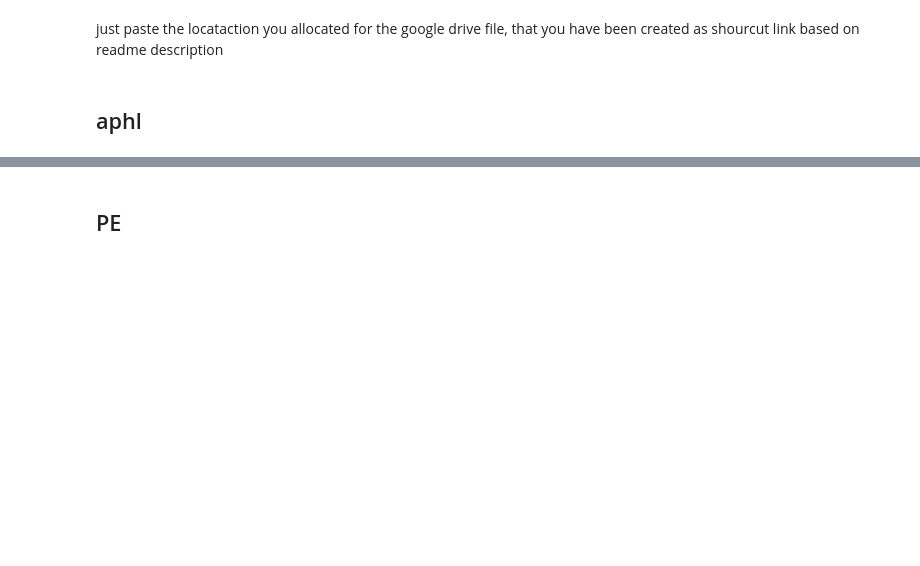
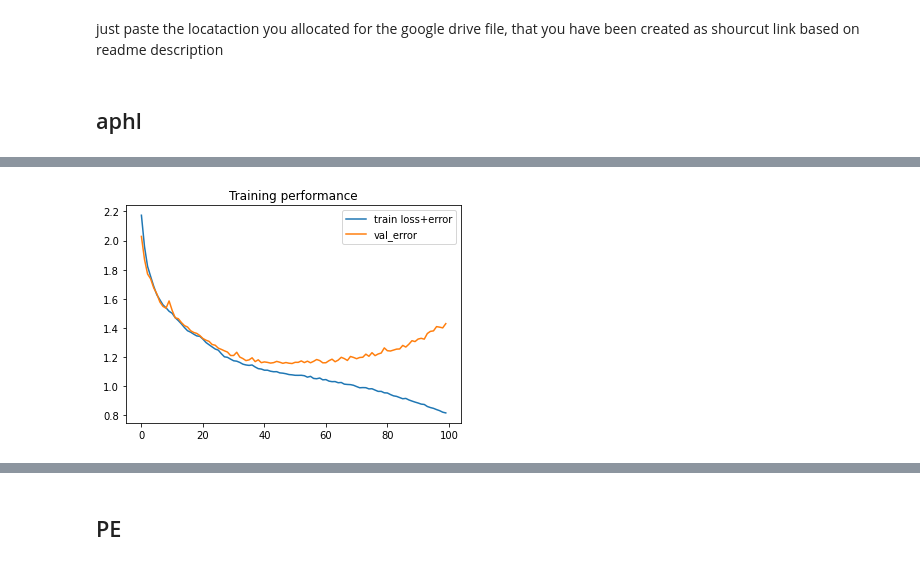
Before and after one commit to itsparsa/communication_sec_, a Jupyter notebook: tutorial.ipynb, the cells around one changed output, grey strips where cells are left out. Saved outputs shown, nothing was run; the diff lists cells and outputs as text; code cells hidden in the pictures; blank space fills up the shorter version.

Commit message:
plot added to classes and several excecution on gpu

```diff
--- a/tutorial.ipynb
+++ b/tutorial.ipynb
@@ -20,11 +20,20 @@ from deepmimo import Deep_MIMO
 from mist import MIST
 from pe import PE
 import numpy as np
+# %%
+import matplotlib.pyplot as plt
+def plot_history(history):
+  plt.figure()
+  plt.title('Training performance')
+  plt.plot(history.epoch, history.history['loss'], label='train loss+error')
+  plt.plot(history.epoch, history.history['val_loss'], label='val_error')
+  plt.legend()
 # %% [markdown]
 ## aphl
 # %%
-a1 = aphl("/content/gdrive/MyDrive/projects/RML2016.10a/",num_train_limit = 10000)
+##max num_train_limit =>220000
+a1 = aphl(proj_path+"/RML2016.10a/",num_train_limit = 110000)
 print("training aghl")
-a1.train_gpu(epochs =10,batch_size=1024, get_data_build =True )
+history = a1.train_gpu(epochs = 100 ,batch_size=1024, get_data_build =True )
 # %% [output]
 training aghl
@@ -46,0 +56,5 @@ Epoch 10/10
+# %%
+## toDO fix the axis title
+plot_history(history)
+# %% [output]
+[figure, added]
```
Also changed, not shown: parts of 28 cells of this notebook, 6 other files.
